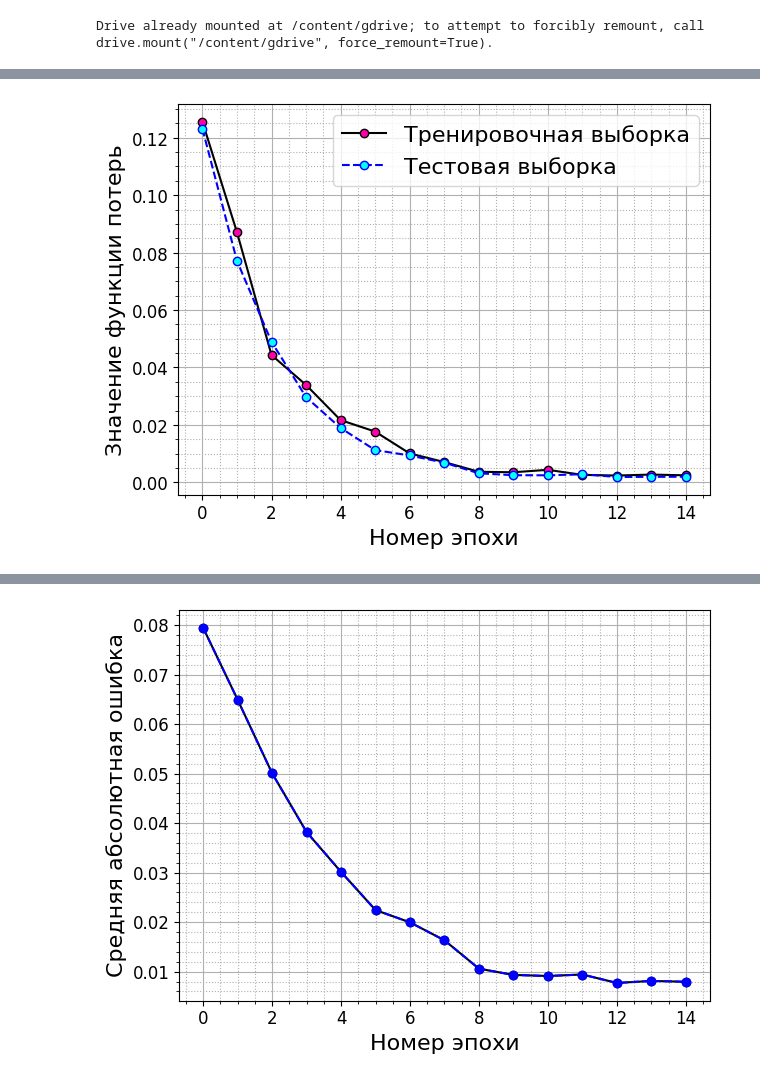
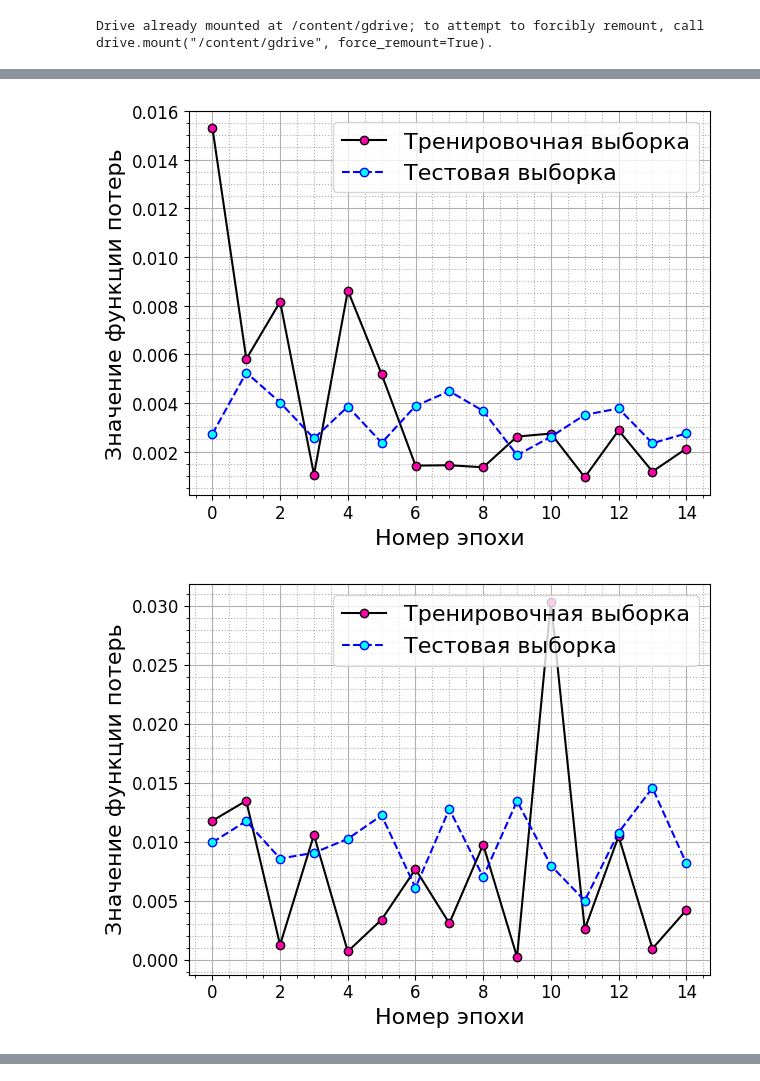
Before and after one commit to dainilliniad/small311qlab, a Jupyter notebook: курсовая_нейросеть.ipynb, the cells around one changed output, grey strips where cells are left out. Drawn from its saved outputs; the diff is of its cells as text; code cells hidden in the pictures.

```diff
--- a/курсовая_нейросеть.ipynb
+++ b/курсовая_нейросеть.ipynb
@@ -28,12 +25,12 @@ correlation3=np.load('/content/cor3.npy')
 pitog=np.load('/content/pitog.npy')
 tetta=np.load('/content/tetitog.npy')   #файлов numpy, созданных в первой части проекта
 # %%
-class LAADataset(Dataset):
+class LAADataset(Dataset): #создание датасетов из наших файлов
     def __init__(self, Corr_data_g1, Corr_data_g2, Corr_data_g3, Theta_data, P_data, x_0, x_end):
       self.LAAdata = []
       self.len_data = x_end-x_0
       for obj in tqdm(range(self.len_data)):
-        self.LAAdata.append((tensor([Corr_data_g1[obj],Corr_data_g2[obj],Corr_data_g3[obj]]),tensor([(Theta_data[obj]+np.pi/2)/np.pi,P_data[obj]])))
+        self.LAAdata.append((tensor([Corr_data_g1[obj],Corr_data_g2[obj],Corr_data_g3[obj]]),tensor([(Theta_data[obj]),P_data[obj]])))
 
     def __len__(self):
       return self.len_data
@@ -93,27 +83,40 @@ def maeLAA(originalData,localModel):
 # %%
 #обучение модели по эпохам
 model = model.float()
-cae_train = []
-cae_test = []
 loss_train = []
 loss_test = []
+loss_train_tet = []
+loss_test_tet = []
+loss_train_p = []
+loss_test_p = []
+
 for epoch in range(epoches):
   model.train()
   for corf, tettab in trainDataloader:
+
+    tettab = tettab.float()
+    output = model(corf.float()) #получаем результат
+    loss = criterion(output, tettab)  #считаем ошибку по критерию
+    loss_tetta=criterion(output[0], tettab[0]) #считаем ошибку тетта по критерию
+    loss_p=criterion(output[1], tettab[1]) #считаем ошибку p по критерию
+
+    optimizer.zero_grad()
+    loss.backward()
+    optimizer.step()
+
+  loss_train.append(loss.item())
+  loss_train_tet.append(loss_tetta.item())
+  loss_train_p.append(loss_p.item())
+
+  model.eval()
+  for corf, tettab in testDataloader:  #тоже самое, только для тестовой выборки
     tettab = tettab.float()
     output = model(corf.float())
     loss = criterion(output, tettab)
-    optimizer.zero_grad()
-    loss.backward()
-    optimizer.step()
-  loss_train.append(loss.item())
-  cae_train.append(maeLAA(trainDataloader,model))
+    loss_tetta=criterion(output[0], tettab[0])
+    loss_p=criterion(output[1], tettab[1])
 
-  model.eval()
-  for corf, tettab in testDataloader:
-    tettab = tettab.float()
-    output = model(corf.float())
-    loss = criterion(output, tettab)
   loss_test.append(loss.item())
-  cae_test.append(maeLAA(trainDataloader,model))
+  loss_test_tet.append(loss_tetta.item())
+  loss_test_p.append(loss_p.item())
   print('Epoch: ', epoch, 'Loss: ', loss.item())
@@ -120,21 +139,24 @@ for epoch in range(epoches):
 # %%
 def plotLoss(localtest, localtrain, name):
   fig, ax = plt.subplots()
   matplotlib.rcParams.update({'font.size': 12})
   ax.plot(localtrain, linestyle='-', marker='o', color='k',
          markerfacecolor='#ff00aaff', label='Тренировочная выборка')
   ax.plot(localtest, linestyle='--', marker='o', color='b',
          markerfacecolor='#00ffffff',  label='Тестовая выборка')
   ax.legend(fontsize=16)
   ax.minorticks_on()
   ax.set_xlabel('Номер эпохи', fontsize=16)
   ax.set_ylabel(r'Значение функции потерь', fontsize=16)
   ax.grid(which='major')
   ax.grid(which='minor', linestyle=':')
   plt.tight_layout()
   fig.savefig(name + ".png",dpi = 300)
   fig.show()
 
+plotLoss(loss_test_p,loss_train_p,'loss')
+plotLoss(loss_test_tet,loss_train_tet,'loss')
 plotLoss(loss_test,loss_train,'loss')
 # %% [output]
-[figure, old version]
+[figure, new version]
+[figure, added]
@@ -141,18 +163,0 @@ plotLoss(loss_test,loss_train,'loss')
-# %%
-def plotLoss(localtest, localtrain, name):
-  fig, ax = plt.subplots()
-  matplotlib.rcParams.update({'font.size': 12})
-  ax.plot(localtrain, linestyle='-', marker='o', color='k')
-  ax.plot(localtest, linestyle='--', marker='o', color='b')
-  ax.minorticks_on()
-  ax.set_xlabel('Номер эпохи', fontsize=16)
-  ax.set_ylabel(r'Средняя абсолютная ошибка', fontsize=16)
-  ax.grid(which='major')
-  ax.grid(which='minor', linestyle=':')
-  plt.tight_layout()
-  fig.savefig(name + ".png",dpi = 300)
-  fig.show()
-
-plotLoss(cae_test,cae_test, 'test')
-# %% [output]
-[figure, removed]
```
Also changed, not shown: parts of 8 cells of this notebook.
